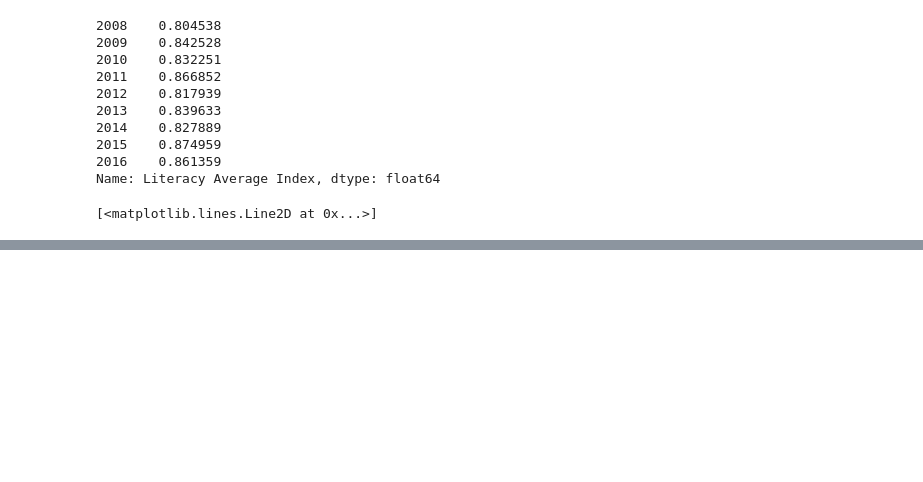
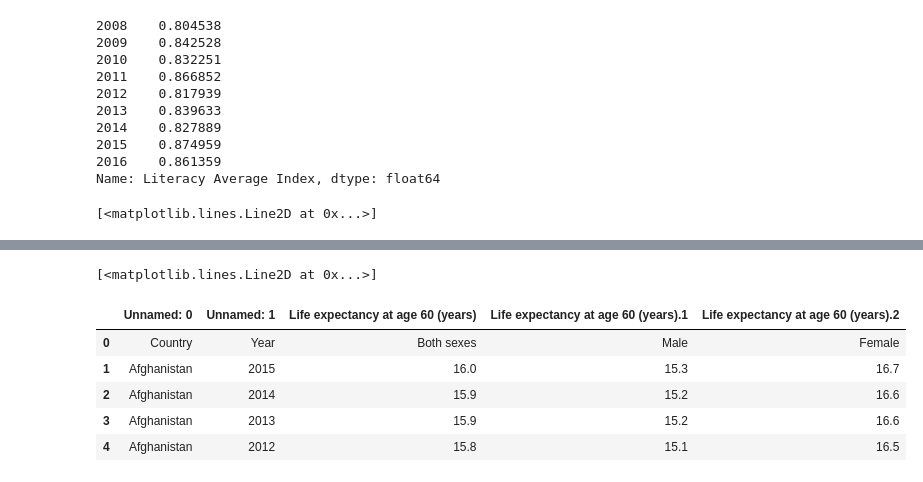
Before and after one commit to arpitjainds/Why-are-we-happy, a Jupyter notebook: Happiness.ipynb, the cells around one changed output, grey strips where cells are left out. Saved outputs shown, nothing was run; the diff lists cells and outputs as text; code cells hidden in the pictures; blank space fills up the shorter version.

```diff
--- a/Happiness.ipynb
+++ b/Happiness.ipynb
@@ -224,0 +305,4 @@ plt.plot(years,literacyindex,'-o')
+# %%
+plt.plot(WHIvalues2015index)
+# %% [output]
+[<matplotlib.lines.Line2D at 0x...>]
@@ -224,0 +311,9 @@ plt.plot(years,literacyindex,'-o')
+# %%
+lifeexpectancy.head()
+# %% [output]
+|  | Unnamed: 0 | Unnamed: 1 | Life expectancy at age 60 (years) | Life expectancy at age 60 (years).1 | Life expectancy at age 60 (years).2 |
+| 0 | Country | Year | Both sexes | Male | Female |
+| 1 | Afghanistan | 2015 | 16.0 | 15.3 | 16.7 |
+| 2 | Afghanistan | 2014 | 15.9 | 15.2 | 16.6 |
+| 3 | Afghanistan | 2013 | 15.9 | 15.2 | 16.6 |
+| 4 | Afghanistan | 2012 | 15.8 | 15.1 | 16.5 |
```
Also changed, not shown: parts of 30 cells of this notebook.
